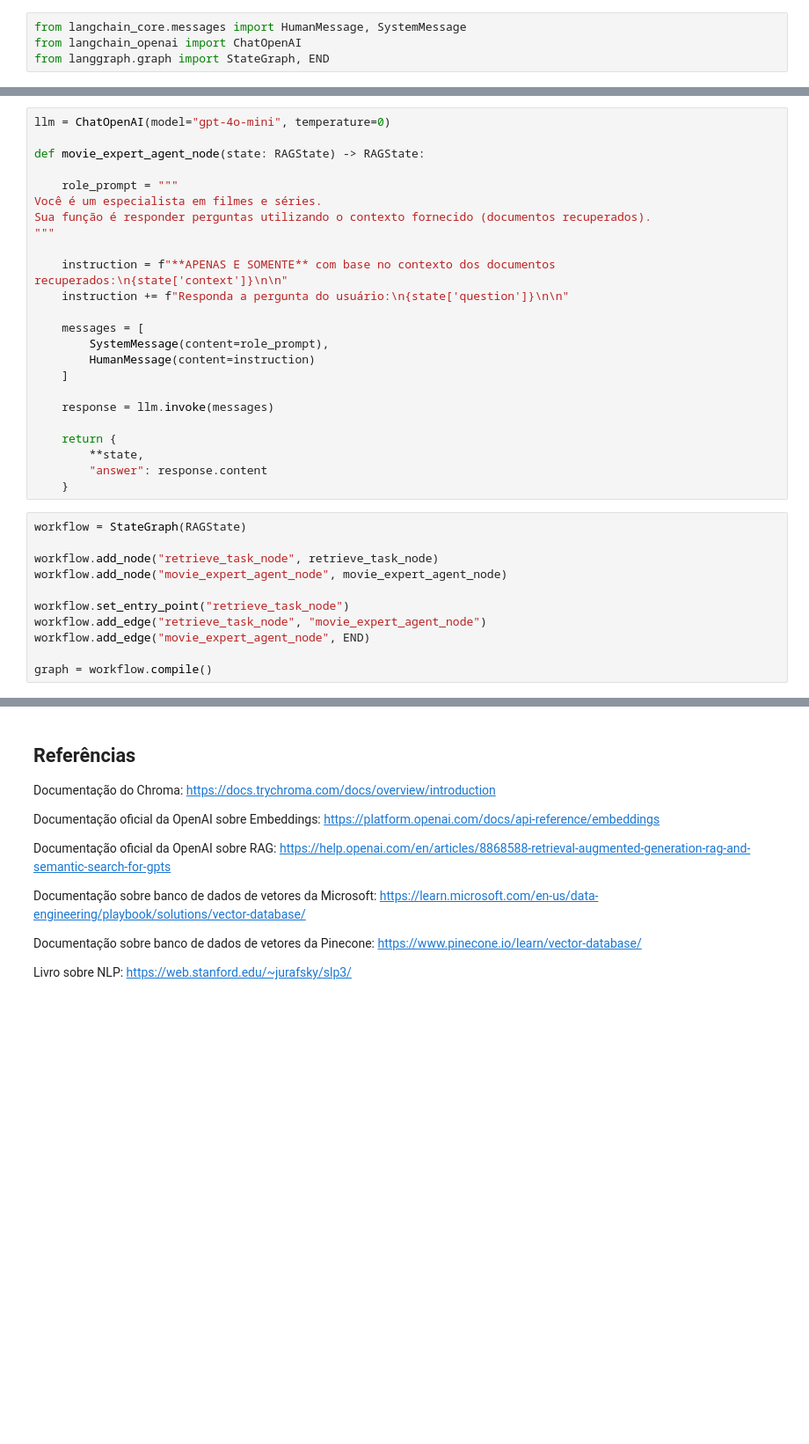
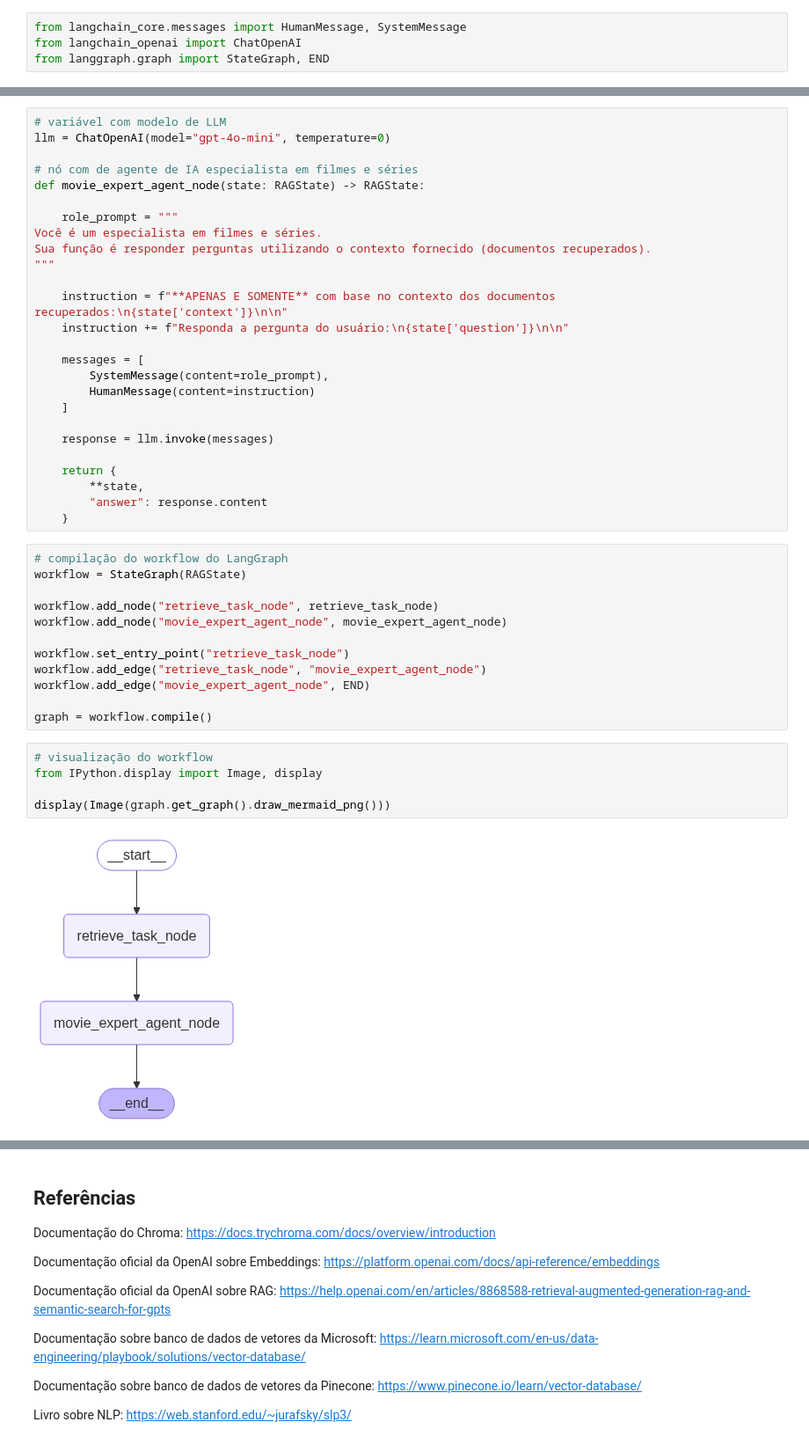
Before and after one commit to plbalmeida/fiap-hands-on-vector-db, a Jupyter notebook: notebook.ipynb, the cells around one changed output, grey strips where cells are left out. Shown: that part at 88% size. Cells and saved outputs as stored; diff of their text form; blank space fills up the shorter version.

Commit message:
chore(notebook.ipynb): Inclusão de comentários nos blocos de código do LangGraph e inclusão de bloco de código para visualização do workflow do LangGraph.

```diff
--- a/notebook.ipynb
+++ b/notebook.ipynb
@@ -704,8 +706,10 @@ def retrieve_task_node(state: RAGState) -> RAGState:
         "context": context
     }
 # %%
+# variável com modelo de LLM
 llm = ChatOpenAI(model="gpt-4o-mini", temperature=0)
 
+# nó com de agente de IA especialista em filmes e séries
 def movie_expert_agent_node(state: RAGState) -> RAGState:
 
     role_prompt = """
@@ -728,6 +732,7 @@ Sua função é responder perguntas utilizando o contexto fornecido (documentos
         "answer": response.content
     }
 # %%
+# compilação do workflow do LangGraph
 workflow = StateGraph(RAGState)
 
 workflow.add_node("retrieve_task_node", retrieve_task_node)
@@ -738,4 +743,11 @@ workflow.add_edge("retrieve_task_node", "movie_expert_agent_node")
 workflow.add_edge("movie_expert_agent_node", END)
 
 graph = workflow.compile()
+# %%
+# visualização do workflow
+from IPython.display import Image, display
+
+display(Image(graph.get_graph().draw_mermaid_png()))
+# %% [output]
+[figure, added]
 # %%
```
Also changed, not shown: parts of 9 cells of this notebook.
